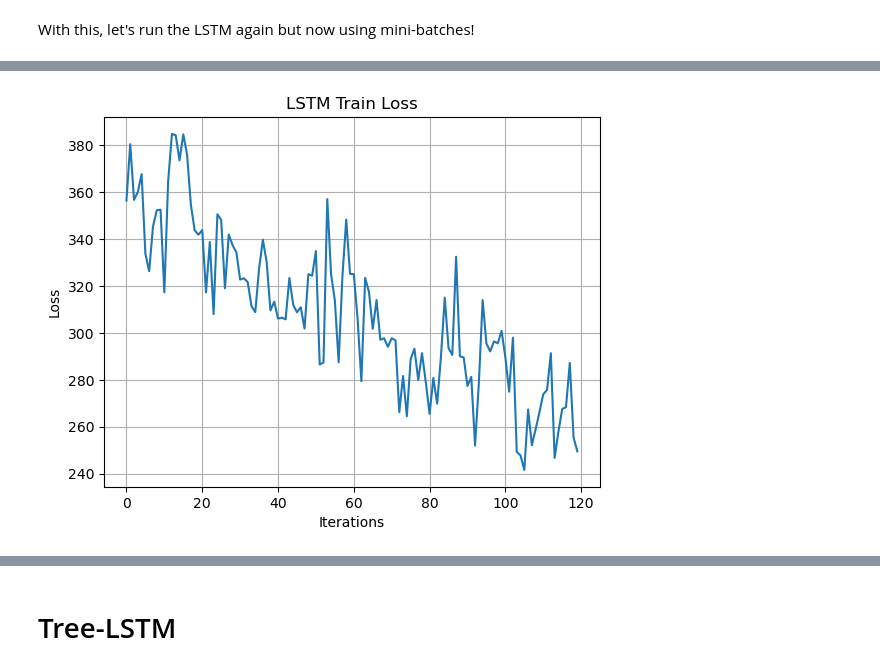
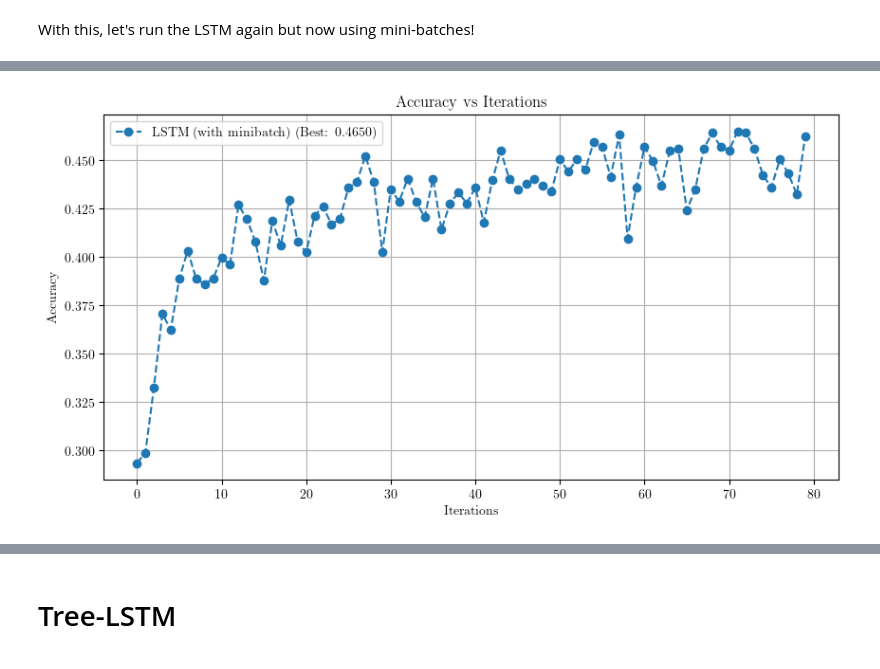
Before and after one commit to bpiyush/NLP1Labs, a Jupyter notebook: lab2/NLP1_2021_Practical_2_Piyush.ipynb, the cells around one changed output, grey strips where cells are left out. Saved outputs shown, nothing was run; the diff lists cells and outputs as text; code cells hidden in the pictures.

```diff
--- a/lab2/NLP1_2021_Practical_2_Piyush.ipynb
+++ b/lab2/NLP1_2021_Practical_2_Piyush.ipynb
@@ -1708,8 +1694,8 @@ batch_size = 25
 optimizer = optim.Adam(lstm_model.parameters(), lr=2e-4)
 
 lstm_losses, lstm_accuracies = train_model(
-    lstm_model, optimizer, num_iterations=30000,
-    print_every=250, eval_every=250,
+    lstm_model, optimizer, num_iterations=2000,
+    print_every=25, eval_every=25,
     batch_size=batch_size,
     batch_fn=get_minibatch,
     prep_fn=prepare_minibatch,
@@ -1747,12 +1721,4 @@ plt.show()
-# %%
-# plot training loss
-
-plt.plot(lstm_losses)
-
-plt.grid()
-plt.title("LSTM Train Loss")
-plt.xlabel("Iterations")
-plt.ylabel("Loss")
-plt.show()
-# %% [output]
-[figure, removed]
+# %%
+plot_single_sequence(range(len(lstm_accuracies)), lstm_accuracies, plot_label="LSTM (with minibatch)", y_label="Accuracy")
+# %% [output]
+[figure, added]
```
Also changed, not shown: parts of 32 cells of this notebook, 2 other files.
